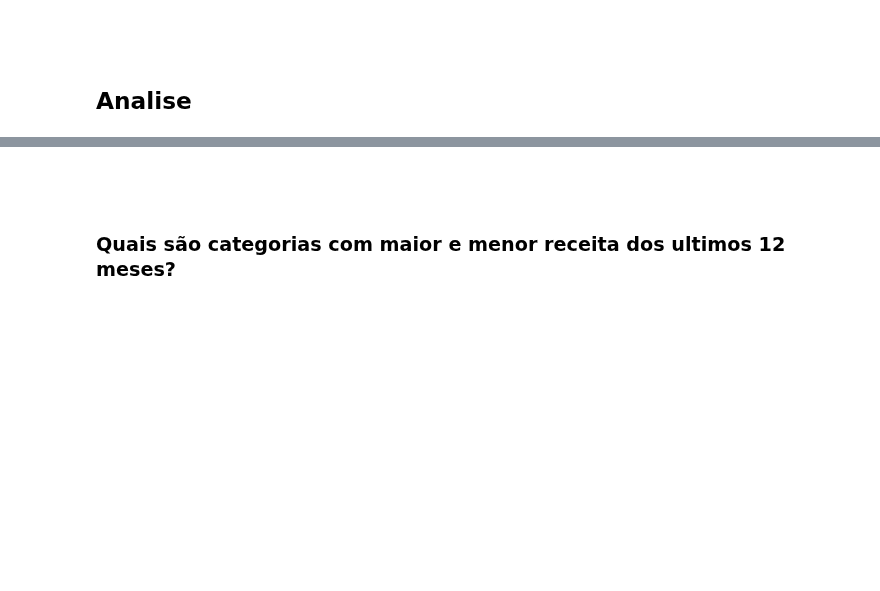
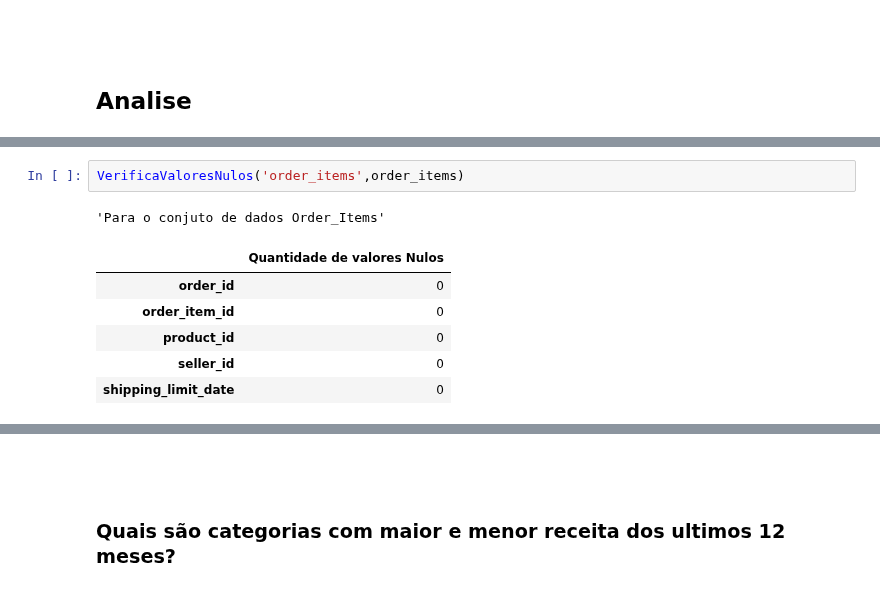
Before and after one commit to kaladabrio2020/Compass.Uol.DataScience, a Jupyter notebook: Sprint 01/ProjetoSprint01/ProjetoSprint01.ipynb, the cells around one changed output, grey strips where cells are left out. Saved outputs shown, nothing was run; the diff lists cells and outputs as text; blank space fills up the shorter version.

```diff
--- a/Sprint 01/ProjetoSprint01/ProjetoSprint01.ipynb
+++ b/Sprint 01/ProjetoSprint01/ProjetoSprint01.ipynb
@@ -99,0 +133,10 @@ product_cat.createOrReplaceTempView('product_cat')
+# %%
+VerificaValoresNulos('order_items',order_items)
+# %% [output]
+'Para o conjuto de dados Order_Items'
+|  | Quantidade de valores Nulos |
+| order_id | 0 |
+| order_item_id | 0 |
+| product_id | 0 |
+| seller_id | 0 |
+| shipping_limit_date | 0 |
```
Also changed, not shown: parts of 15 cells of this notebook, 1 other file.
